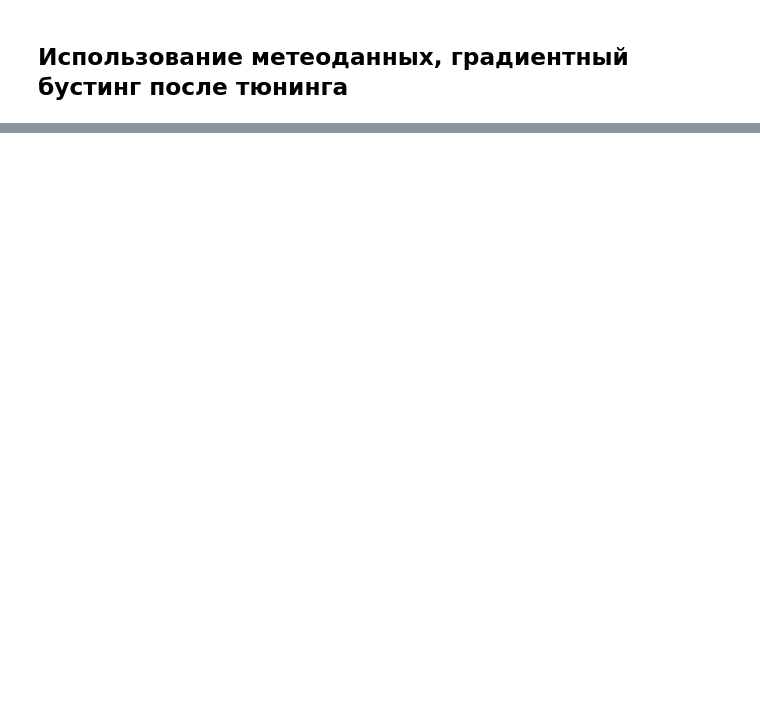
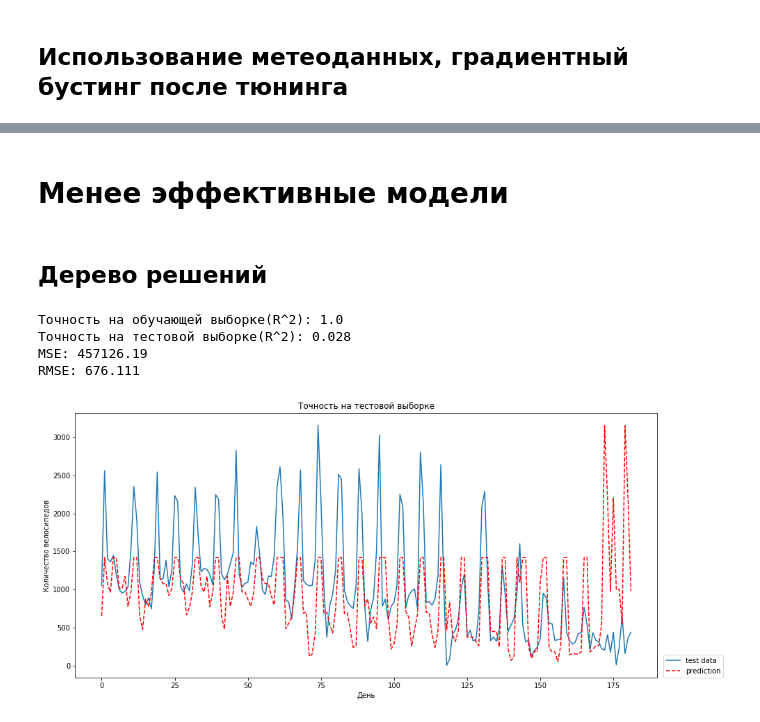
Before and after one commit to ZmiyProjects/weather_storage, a Jupyter notebook: ml/washington_bike_sharing.ipynb, the cells around one changed output, grey strips where cells are left out. Saved outputs shown, nothing was run; the diff lists cells and outputs as text; code cells hidden in the pictures; blank space fills up the shorter version.

```diff
--- a/ml/washington_bike_sharing.ipynb
+++ b/ml/washington_bike_sharing.ipynb
@@ -123,0 +133,13 @@ RMSE: 261.245
+# %% [markdown]
+# Менее эффективные модели
+# %% [markdown]
+## Дерево решений
+# %%
+three = DecisionTreeRegressor(random_state=0)
+fit_model(df[features], df[series_target_casual], three)
+# %% [output]
+Точность на обучающей выборке(R^2): 1.0
+Точность на тестовой выборке(R^2): 0.028
+MSE: 457126.19
+RMSE: 676.111
+[figure, added]
```
Also changed, not shown: parts of 29 cells of this notebook, 2 other files.
